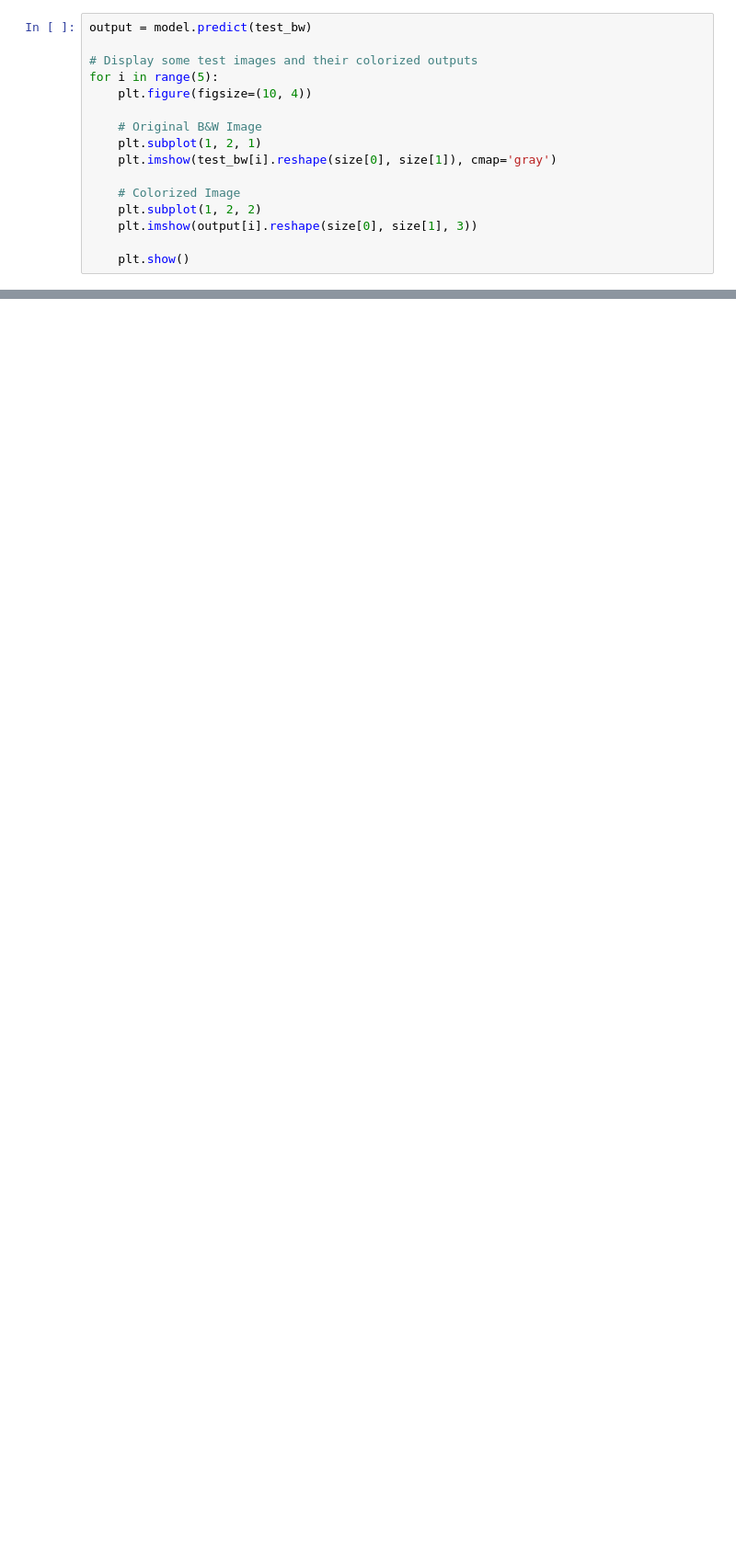
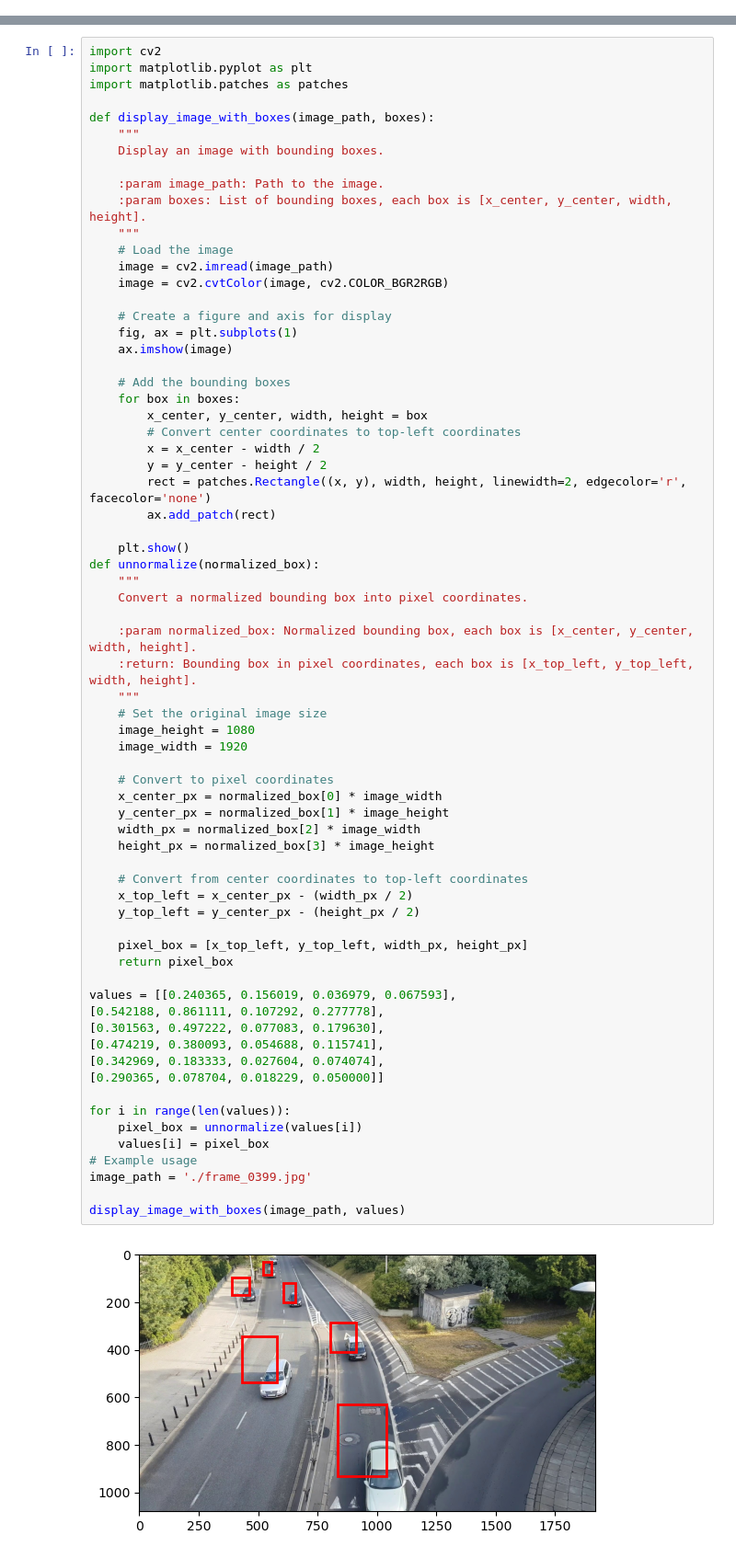
Before and after one commit to Lucy-Janssens/research-papers-classification-model, a Jupyter notebook: individual-project.ipynb, the cells around one changed output, grey strips where cells are left out. Shown at 92% size. Drawn from its saved outputs; the diff is of its cells as text; blank space fills up the shorter version.

```diff
--- a/individual-project.ipynb
+++ b/individual-project.ipynb
@@ -166,16 +0,0 @@ model.save('colorize_autoencoder.model')
-# %%
-output = model.predict(test_bw)
-
-# Display some test images and their colorized outputs
-for i in range(5):
-    plt.figure(figsize=(10, 4))
-
-    # Original B&W Image
-    plt.subplot(1, 2, 1)
-    plt.imshow(test_bw[i].reshape(size[0], size[1]), cmap='gray')
-
-    # Colorized Image
-    plt.subplot(1, 2, 2)
-    plt.imshow(output[i].reshape(size[0], size[1], 3))
-
-    plt.show()
@@ -181,0 +133,70 @@ for i in range(5):
+# %%
+import cv2
+import matplotlib.pyplot as plt
+import matplotlib.patches as patches
+
+def display_image_with_boxes(image_path, boxes):
+    """
+    Display an image with bounding boxes.
+
+    :param image_path: Path to the image.
+    :param boxes: List of bounding boxes, each box is [x_center, y_center, width, height].
+    """
+    # Load the image
+    image = cv2.imread(image_path)
+    image = cv2.cvtColor(image, cv2.COLOR_BGR2RGB)
+
+    # Create a figure and axis for display
+    fig, ax = plt.subplots(1)
+    ax.imshow(image)
+
+    # Add the bounding boxes
+    for box in boxes:
+        x_center, y_center, width, height = box
+        # Convert center coordinates to top-left coordinates
+        x = x_center - width / 2
+        y = y_center - height / 2
+        rect = patches.Rectangle((x, y), width, height, linewidth=2, edgecolor='r', facecolor='none')
+        ax.add_patch(rect)
+
+    plt.show()
+def unnormalize(normalized_box):
+    """
+    Convert a normalized bounding box into pixel coordinates.
+
+    :param normalized_box: Normalized bounding box, each box is [x_center, y_center, width, height].
+    :return: Bounding box in pixel coordinates, each box is [x_top_left, y_top_left, width, height].
+    """
+    # Set the original image size
+    image_height = 1080
+    image_width = 1920
+
+    # Convert to pixel coordinates
+    x_center_px = normalized_box[0] * image_width
+    y_center_px = normalized_box[1] * image_height
+    width_px = normalized_box[2] * image_width
+    height_px = normalized_box[3] * image_height
+
+    # Convert from center coordinates to top-left coordinates
+    x_top_left = x_center_px - (width_px / 2)
+    y_top_left = y_center_px - (height_px / 2)
+
+    pixel_box = [x_top_left, y_top_left, width_px, height_px]
+    return pixel_box
+
+values = [[0.240365, 0.156019, 0.036979, 0.067593],
+[0.542188, 0.861111, 0.107292, 0.277778],
+[0.301563, 0.497222, 0.077083, 0.179630],
+[0.474219, 0.380093, 0.054688, 0.115741],
+[0.342969, 0.183333, 0.027604, 0.074074],
+[0.290365, 0.078704, 0.018229, 0.050000]]
+
+for i in range(len(values)):
+    pixel_box = unnormalize(values[i])
+    values[i] = pixel_box
+# Example usage
+image_path = './frame_0399.jpg'
+
+display_image_with_boxes(image_path, values)
+# %% [output]
+[figure, added]
```
Also changed, not shown: parts of 31 cells of this notebook.
